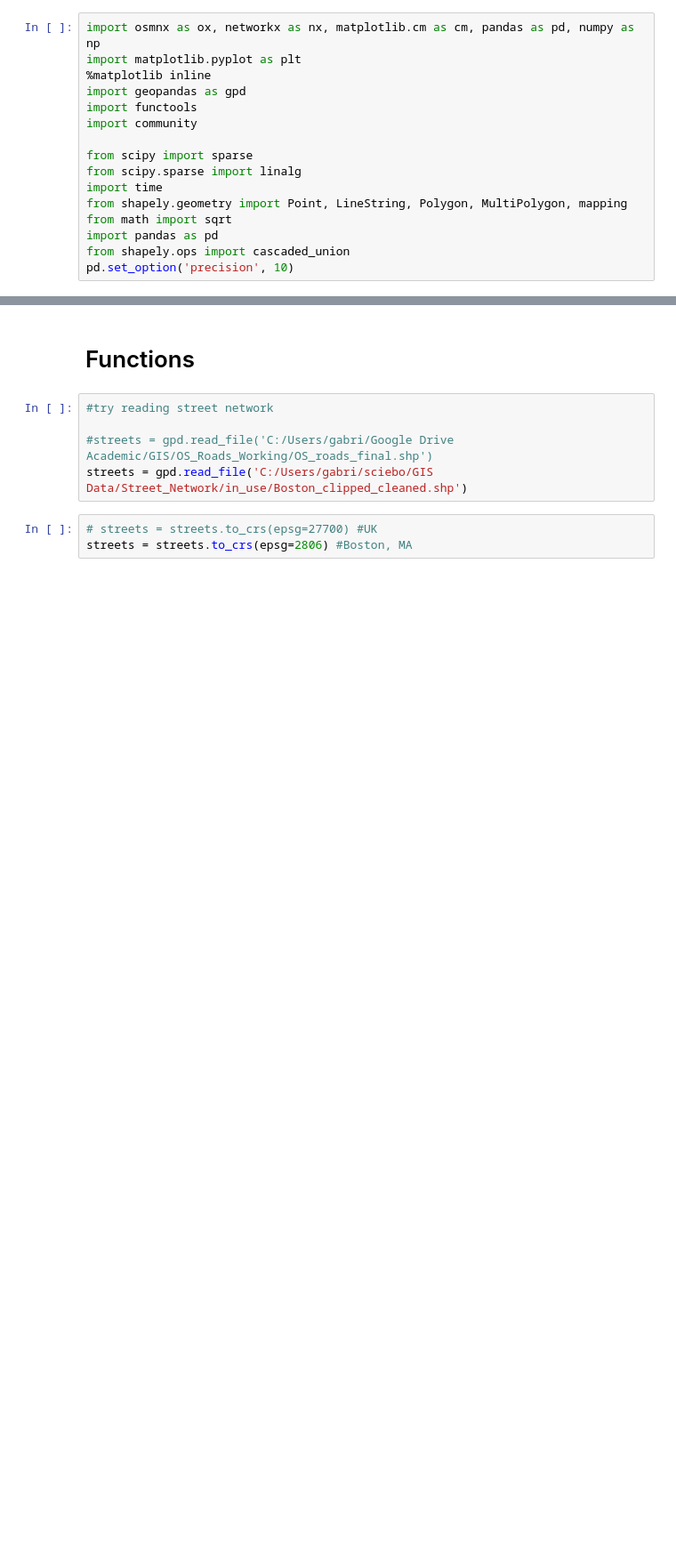
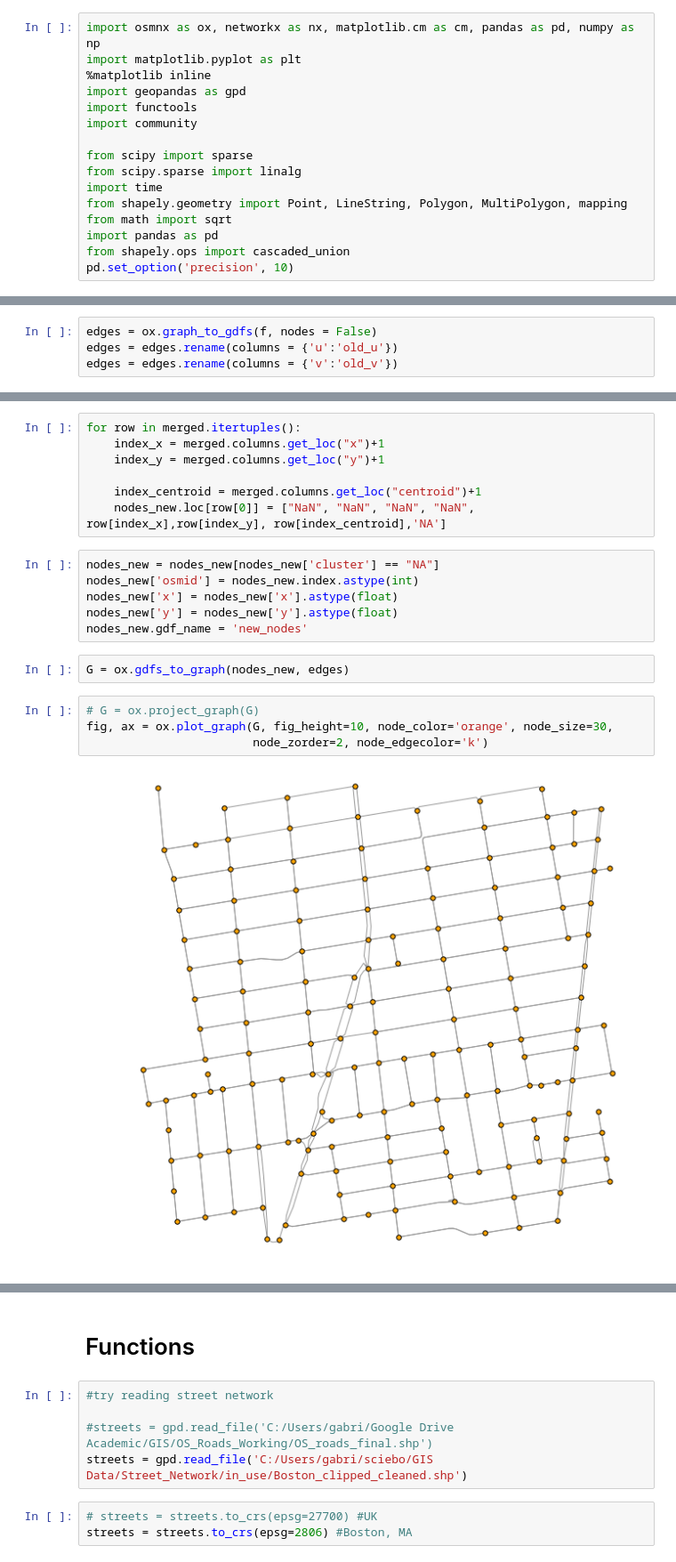
Before and after one commit to g-filomena/Computational-Image-of-the-City, a Jupyter notebook: Notebooks_tmp/Roundabouts.ipynb, the cells around one changed output, grey strips where cells are left out. Shown at 89% size. Cells and saved outputs as stored; diff of their text form; blank space fills up the shorter version.

```diff
--- a/Notebooks_tmp/Roundabouts.ipynb
+++ b/Notebooks_tmp/Roundabouts.ipynb
@@ -16,0 +65,4 @@ pd.set_option('precision', 10)
+# %%
+edges = ox.graph_to_gdfs(f, nodes = False)
+edges = edges.rename(columns = {'u':'old_u'})
+edges = edges.rename(columns = {'v':'old_v'})
@@ -16,0 +138,21 @@ pd.set_option('precision', 10)
+# %%
+for row in merged.itertuples():
+    index_x = merged.columns.get_loc("x")+1
+    index_y = merged.columns.get_loc("y")+1
+
+    index_centroid = merged.columns.get_loc("centroid")+1
+    nodes_new.loc[row[0]] = ["NaN", "NaN", "NaN", "NaN", row[index_x],row[index_y], row[index_centroid],'NA']
+# %%
+nodes_new = nodes_new[nodes_new['cluster'] == "NA"]
+nodes_new['osmid'] = nodes_new.index.astype(int)
+nodes_new['x'] = nodes_new['x'].astype(float)
+nodes_new['y'] = nodes_new['y'].astype(float)
+nodes_new.gdf_name = 'new_nodes'
+# %%
+G = ox.gdfs_to_graph(nodes_new, edges)
+# %%
+# G = ox.project_graph(G)
+fig, ax = ox.plot_graph(G, fig_height=10, node_color='orange', node_size=30,
+                        node_zorder=2, node_edgecolor='k')
+# %% [output]
+[figure, added]
```
Also changed, not shown: parts of 12 cells of this notebook, 4 other files.
